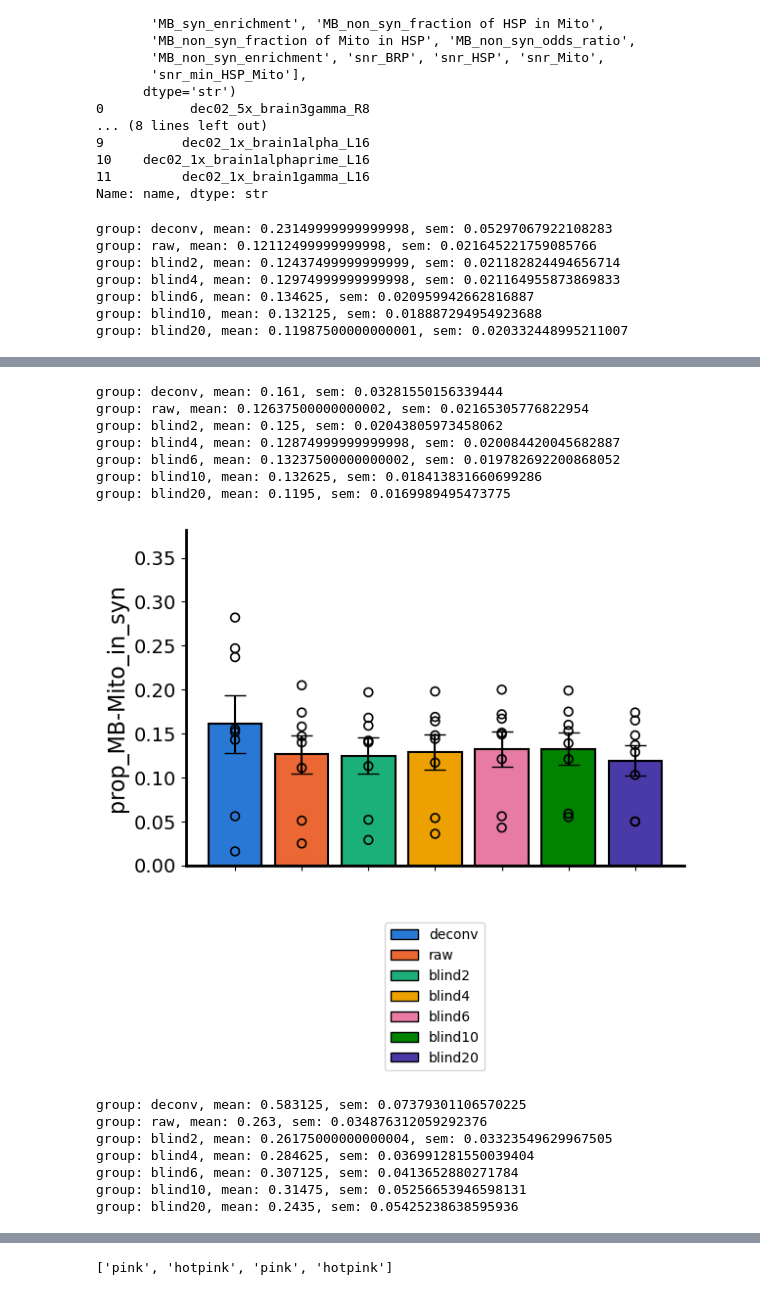
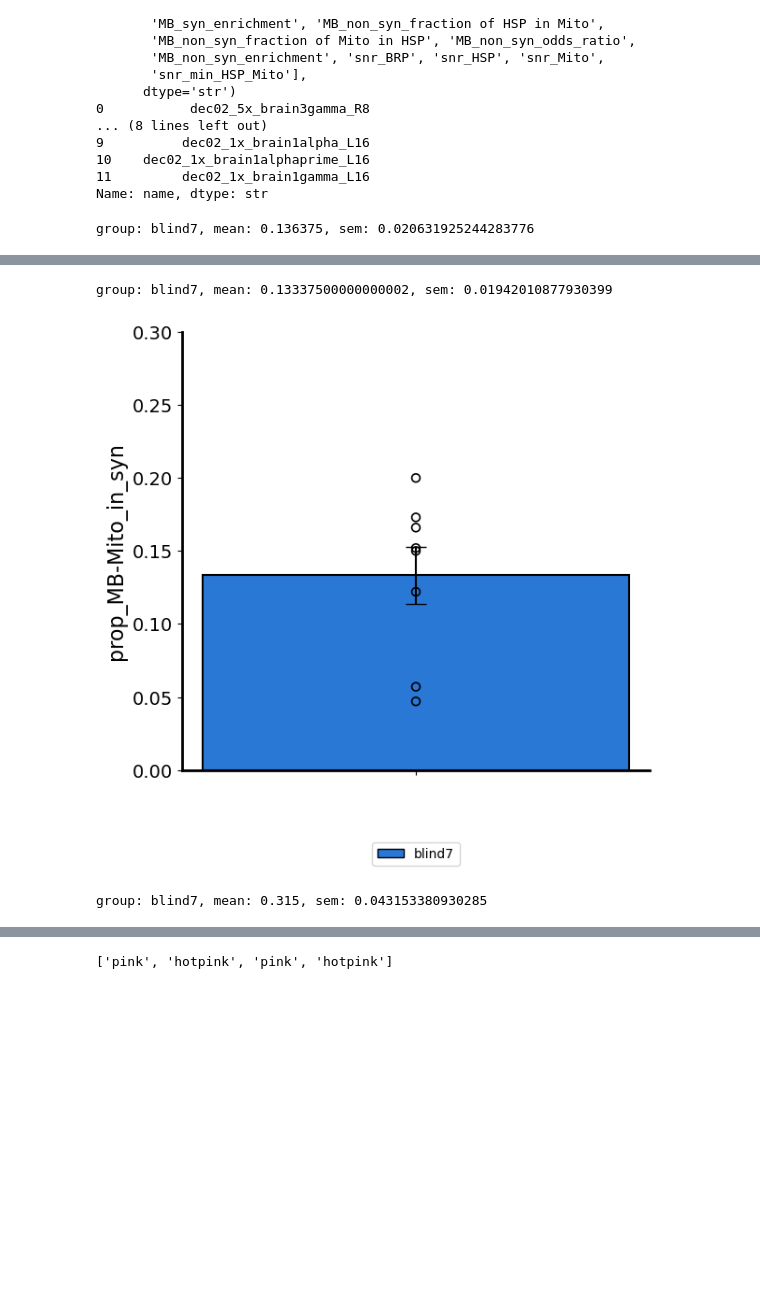
Before and after one commit to gmalagonv/confocal, a Jupyter notebook: analysis_notebooks/26_06_15_all_b.ipynb, the cells around one changed output, grey strips where cells are left out. Cells and saved outputs as stored; diff of their text form; code cells hidden in the pictures; blank space fills up the shorter version.

Commit message:
iter 7 for blind deconv. selected as, so far, the good one

```diff
--- a/analysis_notebooks/26_06_15_all_b.ipynb
+++ b/analysis_notebooks/26_06_15_all_b.ipynb
@@ -464,11 +477,14 @@ names_list = list(info.keys())
 series_list = list(range(len(info.keys())))# [0]#
 
 
-df_deconv = compute_colocalization(results_deconv, series_list, names_list, raw=False, deconv_iter=2, export=False)
-df_raw = compute_colocalization(results_deconv, series_list, names_list, raw=True, deconv_iter=2, export=False)
-df_deconv_blind2 = compute_colocalization(results_deconv_blind_iter2, series_list, names_list, raw=False, deconv_iter=2, export=False)
-df_deconv_blind4 = compute_colocalization(results_deconv_blind_iter4, series_list, names_list, raw=False, deconv_iter=4, export=False)
-df_deconv_blind6 = compute_colocalization(results_deconv_blind_iter6, series_list, names_list, raw=False, deconv_iter=6, export=False)
-df_deconv_blind10 = compute_colocalization(results_deconv_blind_iter10, series_list, names_list, raw=False, deconv_iter=10, export=False)
+# df_deconv = compute_colocalization(results_deconv, series_list, names_list, raw=False, deconv_iter=2, export=False)
+# df_raw = compute_colocalization(results_deconv, series_list, names_list, raw=True, deconv_iter=2, export=False)
+# df_deconv_blind2 = compute_colocalization(results_deconv_blind_iter2, series_list, names_list, raw=False, deconv_iter=2, export=False)
+# df_deconv_blind4 = compute_colocalization(results_deconv_blind_iter4, series_list, names_list, raw=False, deconv_iter=4, export=False)
+# df_deconv_blind6 = compute_colocalization(results_deconv_blind_iter6, series_list, names_list, raw=False, deconv_iter=6, export=False)
+df_deconv_blind7 = compute_colocalization(results_deconv_blind_iter7, series_list, names_list, raw=False, deconv_iter=7, export=False)
+# df_deconv_blind8 = compute_colocalization(results_deconv_blind_iter8, series_list, names_list, raw=False, deconv_iter=8, export=False)
+# df_deconv_blind9 = compute_colocalization(results_deconv_blind_iter9, series_list, names_list, raw=False, deconv_iter=9, export=False)
+# df_deconv_blind10 = compute_colocalization(results_deconv_blind_iter10, series_list, names_list, raw=False, deconv_iter=10, export=False)
 #df_deconv_blind20 = compute_colocalization(results_deconv_blind_iter20, series_list, names_list, raw=False, deconv_iter=20, export=False)
 # %% [output]
@@ -585,13 +606,15 @@ column_list = ['prop_MB-HSP_in_syn', 'prop_MB-Mito_in_syn', 'MB_syn_fraction of
 rows2include = [0,1]
 
 dfs = {
-    'deconv': df_deconv,
-    'raw': df_raw,
-    'blind2': df_deconv_blind2,
-    'blind4': df_deconv_blind4,
-    'blind6': df_deconv_blind6,
-    'blind10': df_deconv_blind10,
-    'blind20': df_deconv_blind20,
+    # 'deconv': df_deconv,
+    # 'raw': df_raw,
+    # 'blind2': df_deconv_blind2,
+    # 'blind4': df_deconv_blind4,
+    # 'blind6': df_deconv_blind6,
+    'blind7': df_deconv_blind7,
+
+    # 'blind10': df_deconv_blind10,
+    # 'blind20': df_deconv_blind20,
 }
 
 for col in column_list:
@@ -606,10 +629,4 @@ for col in column_list:
     #print(new_df.head())
     fast_plotter(list(dfs.keys()), df= new_df, ylabel=col, bar_color=categorical_colors[:len(list(dfs.keys()))],  quietStats=True, figsize=(6,6), legend=True)
 # %% [output]
-group: deconv, mean: 0.23149999999999998, sem: 0.05297067922108283
-group: raw, mean: 0.12112499999999998, sem: 0.021645221759085766
-group: blind2, mean: 0.12437499999999999, sem: 0.021182824494656714
-group: blind4, mean: 0.12974999999999998, sem: 0.021164955873869833
-group: blind6, mean: 0.134625, sem: 0.020959942662816887
-group: blind10, mean: 0.132125, sem: 0.018887294954923688
-group: blind20, mean: 0.11987500000000001, sem: 0.020332448995211007
+group: blind7, mean: 0.136375, sem: 0.020631925244283776
@@ -617,15 +634,3 @@ group: blind20, mean: 0.11987500000000001, sem: 0.020332448995211007
-group: deconv, mean: 0.161, sem: 0.03281550156339444
-group: raw, mean: 0.12637500000000002, sem: 0.02165305776822954
-group: blind2, mean: 0.125, sem: 0.02043805973458062
-group: blind4, mean: 0.12874999999999998, sem: 0.020084420045682887
-group: blind6, mean: 0.13237500000000002, sem: 0.019782692200868052
-group: blind10, mean: 0.132625, sem: 0.018413831660699286
-group: blind20, mean: 0.1195, sem: 0.0169989495473775
+group: blind7, mean: 0.13337500000000002, sem: 0.01942010877930399
-[figure, old version]
+[figure, new version]
-group: deconv, mean: 0.583125, sem: 0.07379301106570225
-group: raw, mean: 0.263, sem: 0.034876312059292376
-group: blind2, mean: 0.26175000000000004, sem: 0.03323549629967505
-group: blind4, mean: 0.284625, sem: 0.036991281550039404
-group: blind6, mean: 0.307125, sem: 0.0413652880271784
-group: blind10, mean: 0.31475, sem: 0.05256653946598131
-group: blind20, mean: 0.2435, sem: 0.05425238638595936
+group: blind7, mean: 0.315, sem: 0.043153380930285
```
Also changed, not shown: parts of 9 cells of this notebook.
